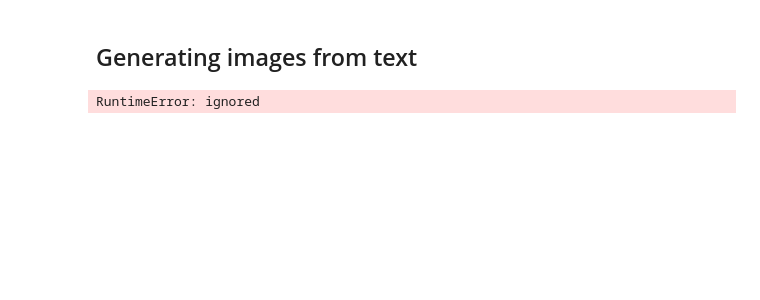
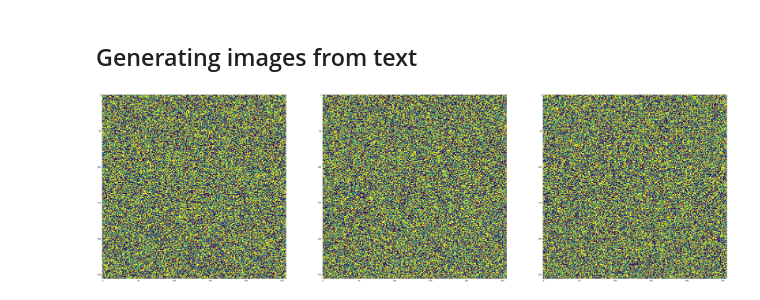
Before and after one commit to MateoProjects/DDIM-Self-Study, a Jupyter notebook: Training_Dalle_2_in_Pytorch.ipynb, the cells around one changed output. Cells and saved outputs as stored; diff of their text form; code cells hidden in the pictures; blank space fills up the shorter version.

```diff
--- a/Training_Dalle_2_in_Pytorch.ipynb
+++ b/Training_Dalle_2_in_Pytorch.ipynb
@@ -86,7 +86,7 @@ Total memory 15109.75 mb
 from dalle2_pytorch import Unet, Decoder
 
 unet = Unet(
-    dim = 128,
+    dim = 64,
     image_embed_dim = 512,
     cond_dim = 128,
     channels = 3,
@@ -183,5 +191,11 @@ dalle2 = DALLE2(
 
 texts = ['glistening morning dew on a flower petal']
 images = dalle2(texts) # (1, 3, 256, 256)
+images = images.data.cpu().numpy()
-# %% [output]
-RuntimeError: ignored
+# %%
+import matplotlib.pyplot as plt
+fig, axs = plt.subplots(1, 3, figsize=(60,60))
+for i in range(3):
+  axs[i].imshow(images[0,i])
+# %% [output]
+[figure, added]
```
Also changed, not shown: parts of 5 cells of this notebook.
